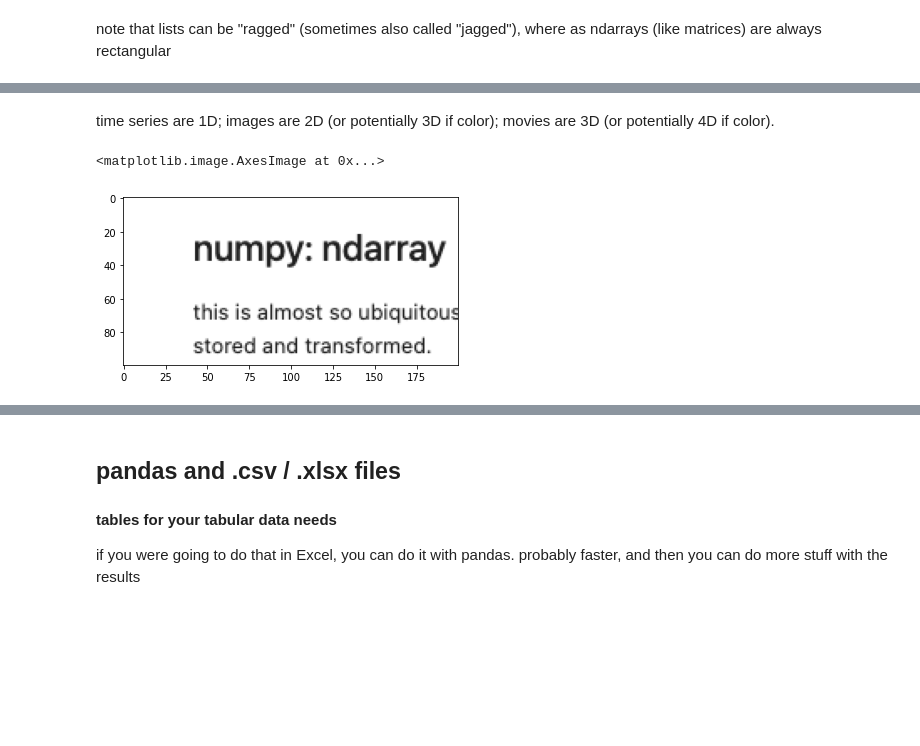
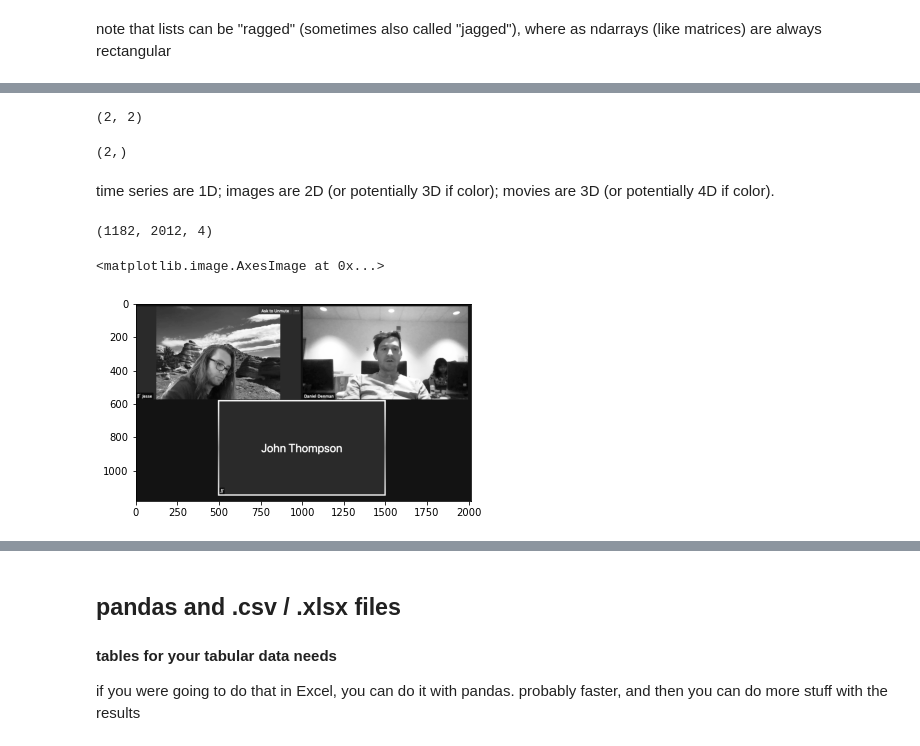
Before and after one commit to CU-NRSC-7657/NRSC7657, a Jupyter notebook: Week2/DataTypes_FlowControl.ipynb, the cells around one changed output, grey strips where cells are left out. Drawn from its saved outputs; the diff is of its cells as text; code cells hidden in the pictures; blank space fills up the shorter version.

```diff
--- a/Week2/DataTypes_FlowControl.ipynb
+++ b/Week2/DataTypes_FlowControl.ipynb
@@ -141,10 +286,22 @@ note that lists can be "ragged" (sometimes also called "jagged"), where as ndarr
+# %%
+np.shape(a2)
+# %% [output]
+(2, 2)
+# %%
+np.shape(a3)
+# %% [output]
+(2,)
 # %% [markdown]
 time series are 1D; images are 2D (or potentially 3D if color); movies are 3D (or potentially 4D if color).
 # %%
 import matplotlib.pyplot as plt
-im=plt.imread('for_NRSC7657.png')
+im=plt.imread('forNRSC7657.png')
+# %%
+np.shape(im)
+# %% [output]
+(1182, 2012, 4)
 # %%
-plt.imshow(im[:100,:200])
+plt.imshow(im[:,:,0],cmap=plt.cm.Greys_r)
 # %% [output]
 <matplotlib.image.AxesImage at 0x...>
-[figure, old version]
+[figure, new version]
```
Also changed, not shown: parts of 61 cells of this notebook, 6 other files.
